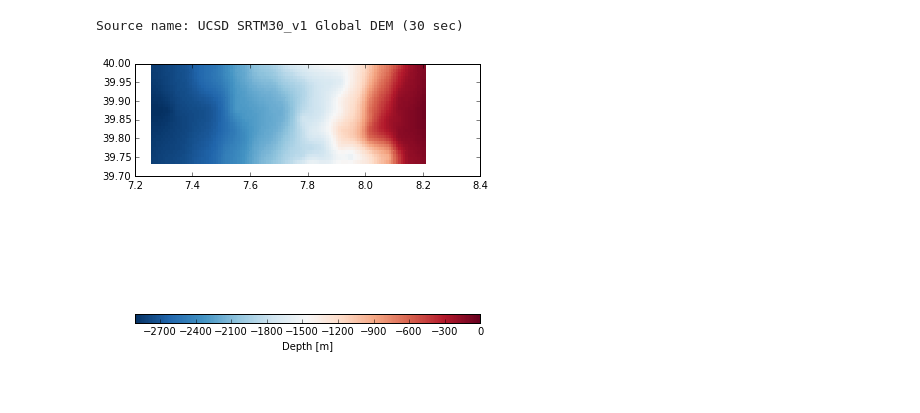
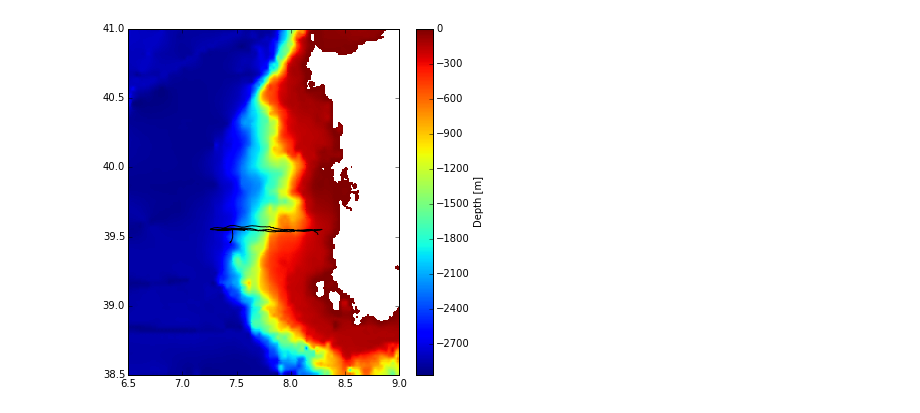
Before and after one commit to cvdwl/cmre-ioos, a Jupyter notebook: python/notebooks/CMRE_Glider_test.ipynb, the cells around one changed output. Cells and saved outputs as stored; diff of their text form; code cells hidden in the pictures; blank space fills up the shorter version.

```diff
--- a/python/notebooks/CMRE_Glider_test.ipynb
+++ b/python/notebooks/CMRE_Glider_test.ipynb
@@ -17,3 +11,5 @@ url = 'http://scsrv26v:8080/thredds/dodsC/models/geos3/REP14/data/NURC/gliders/n
+# %%
+url = 'http://scsrv26v:8080/thredds/dodsC/gliders/GL-20140608-zoe-MEDREP14depl001-grid-D.nc.ncml'
 # %%
 tvar = iris.load_cube(url,'sea_water_potential_temperature')
 print tvar
@@ -155,14 +147,8 @@ plt.plot(dist);
 # %%
 bathy_url='http://geoport.whoi.edu/thredds/dodsC/bathy/srtm30plus_v1.nc'
-# %%
-url='http://geoport.whoi.edu/thredds/dodsC/bathy/crm_vol1.nc'
-# Test Latitude coordinate increasing:
-#url='http://geoport.whoi.edu/thredds/dodsC/bathy/etopo1_bed_g2'
-# Test failure because lat is not uniformly spaced:
-#url='http://geoport.whoi.edu/thredds/dodsC/bathy/smith_sandwell_v11'
-box = [-71.4,41,-70.2,42]
-#box=[-71.0,41.0,-67.0,46.0]
-box = [lon.min(), lat.min(), lon.max(), lat.max()]
+# %%
+#ox = [lon.min(), lat.min(), lon.max(), lat.max()]
+box = [6.5, 38.5, 9.0, 41.0]
 # %%
 def get_bathy(url,box):
     nc=netCDF4.Dataset(url)
@@ -179,15 +167,14 @@ def get_bathy(url,box):
 # %%
-bathy_z, bathy_lon, bathy_lat = get_bathy(bathy_url,box)
 fig = plt.figure(figsize=(6, 6))
 ax = fig.add_axes([0.1, 0.15, 0.8, 0.8])
+bathy_z = ma.masked_where(bathy_z>0,bathy_z)
+# plot bathymetry
 pc = ax.pcolormesh(bathy_lon,bathy_lat, bathy_z,
-                   vmin=bathy_z.min(), vmax=0,
-                   cmap=plt.cm.RdBu_r)
-cbax = fig.add_axes([0.1, 0.08, 0.8, 0.02])
-cb = plt.colorbar(pc, cax=cbax,
-                  orientation='horizontal')
+                   vmin=bathy_z.min(), vmax=0)
+# plot glider path
+plt.plot(lon,lat,'k-')
+cb = plt.colorbar(pc)
 cb.set_label('Depth [m]')
 ax.set_aspect(1.0/np.cos(bathy_lat.min() * np.pi / 180.0))
 # %% [output]
-Source name: UCSD SRTM30_v1 Global DEM (30 sec)
-[figure, old version]
+[figure, new version]
```
Also changed, not shown: parts of 11 cells of this notebook, 6 other files.
